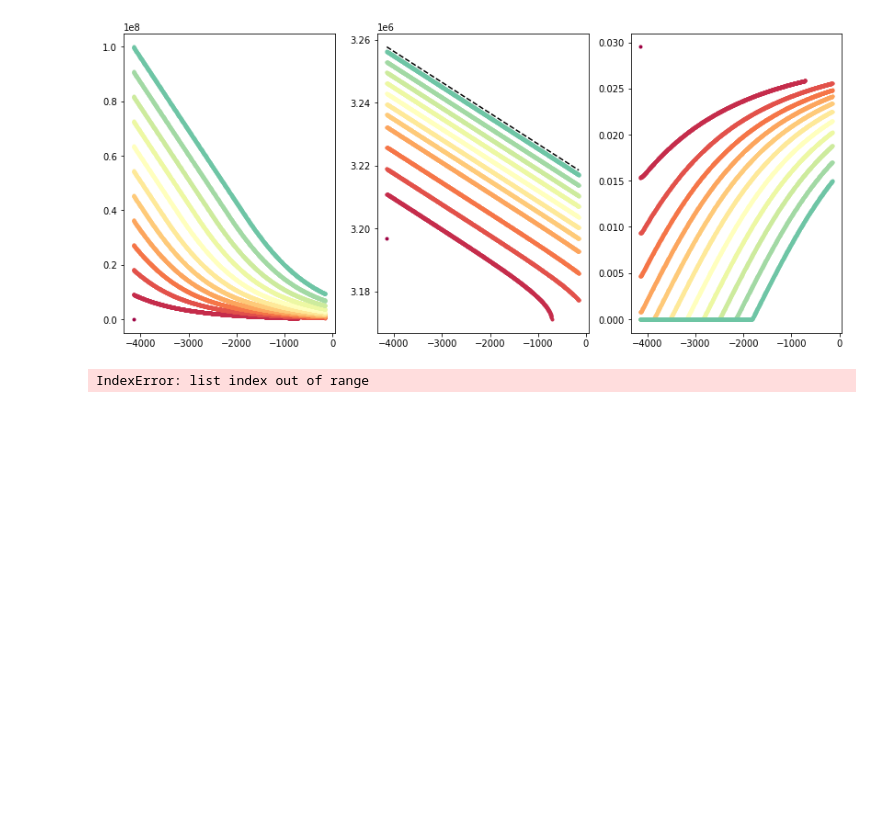
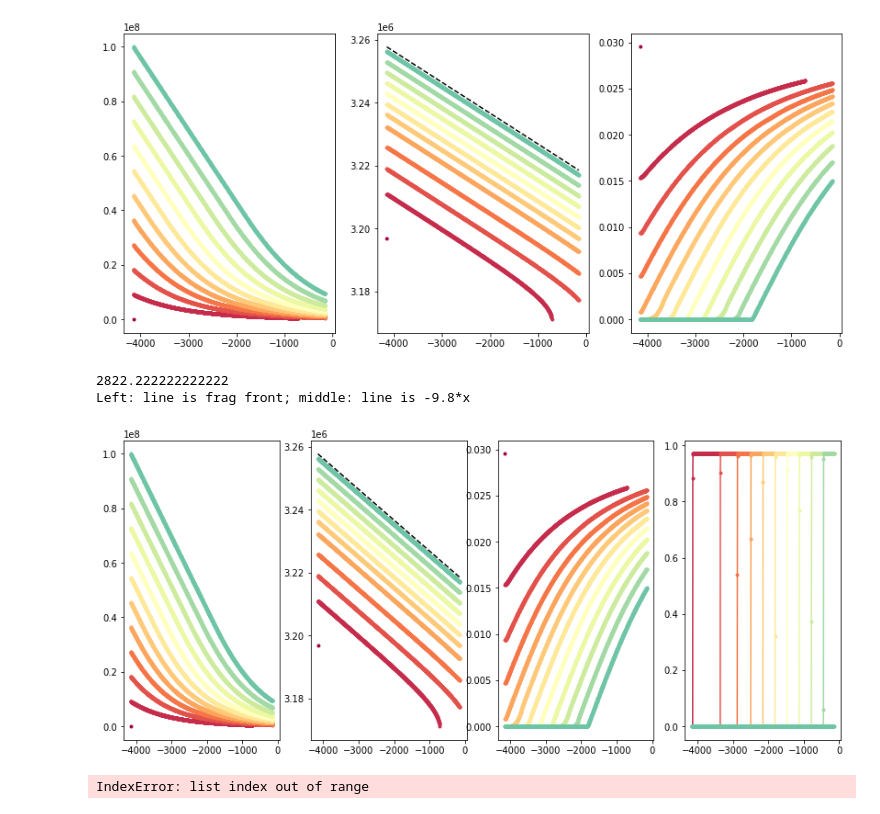
Before and after one commit to fredriclam/compressible-conduit-steady, a Jupyter notebook: steady_state_tester.ipynb, the cells around one changed output. Saved outputs shown, nothing was run; the diff lists cells and outputs as text; code cells hidden in the pictures; blank space fills up the shorter version.

Commit message:
Add fragmentation as a state

```diff
--- a/steady_state_tester.ipynb
+++ b/steady_state_tester.ipynb
@@ -128,7 +133,7 @@ plt.legend(["d(momentumflux)/dx", "Gravity"])
 [figure]
 [figure]
 # %%
-x, (p,h,y) = f.solve_steady_state_problem(1e5, 1, input_type="u")[0:2]
+x, (p,h,y,yF) = f.solve_steady_state_problem(1e5, 1, input_type="u")[0:2]
 # %% [output]
 Pressure matching for vent pressure at given velocity.
 # %%
@@ -340,6 +345,30 @@ print("Left: line is frag front; middle: line is -9.8*x")
 2822.222222222222
 Left: line is frag front; middle: line is -9.8*x
 [figure]
+# %%
+i = 1
+print(j0_sweep[i])
+
+plt.figure(figsize=(14,6))
+for state_idx in range(4):
+  ax = plt.subplot(1,4,state_idx+1)
+  ax.set_prop_cycle(color=plt.cm.Spectral(np.linspace(0,1,15)))
+  # ax.set_prop_cycle(color=['red','orange','yellow','green','blue','purple'])
+  for j in range(0,len(outs[0])): # Iterate over chamber pressures
+    plt.plot(outs[i][j][0], outs[i][j][1][state_idx], '.-')
+    if state_idx == 0:
+      # Pressure: also put frag
+      # _p_at_frag = outs[i][j][1][0,np.argmin(np.abs(outs[i][j][0] - fragdepth[i,j]))]
+      # plt.plot(fragdepth[i,j], _p_at_frag, 'k.')
+      pass
+
+plt.subplot(1,4,2)
+plt.plot(f.x_mesh, -f.x_mesh*9.8 + outs[i][-1][1][1,:].min(), 'k--')
+print("Left: line is frag front; middle: line is -9.8*x")
+# %% [output]
+2822.222222222222
+Left: line is frag front; middle: line is -9.8*x
+[figure, added]
 # %%
 ''' Eigenvalue and condition number '''
 outs[11][-40][1][:,-1]
```
Also changed, not shown: parts of 3 cells of this notebook, 1 other file.
